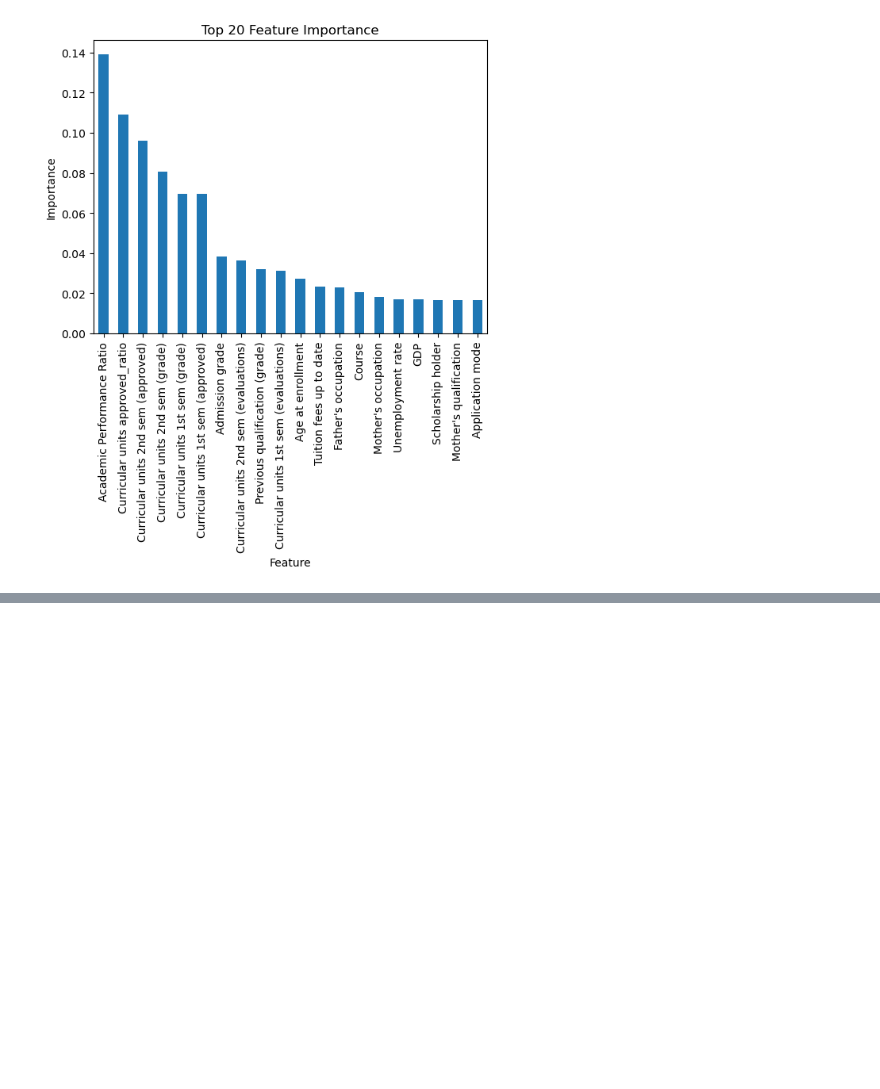
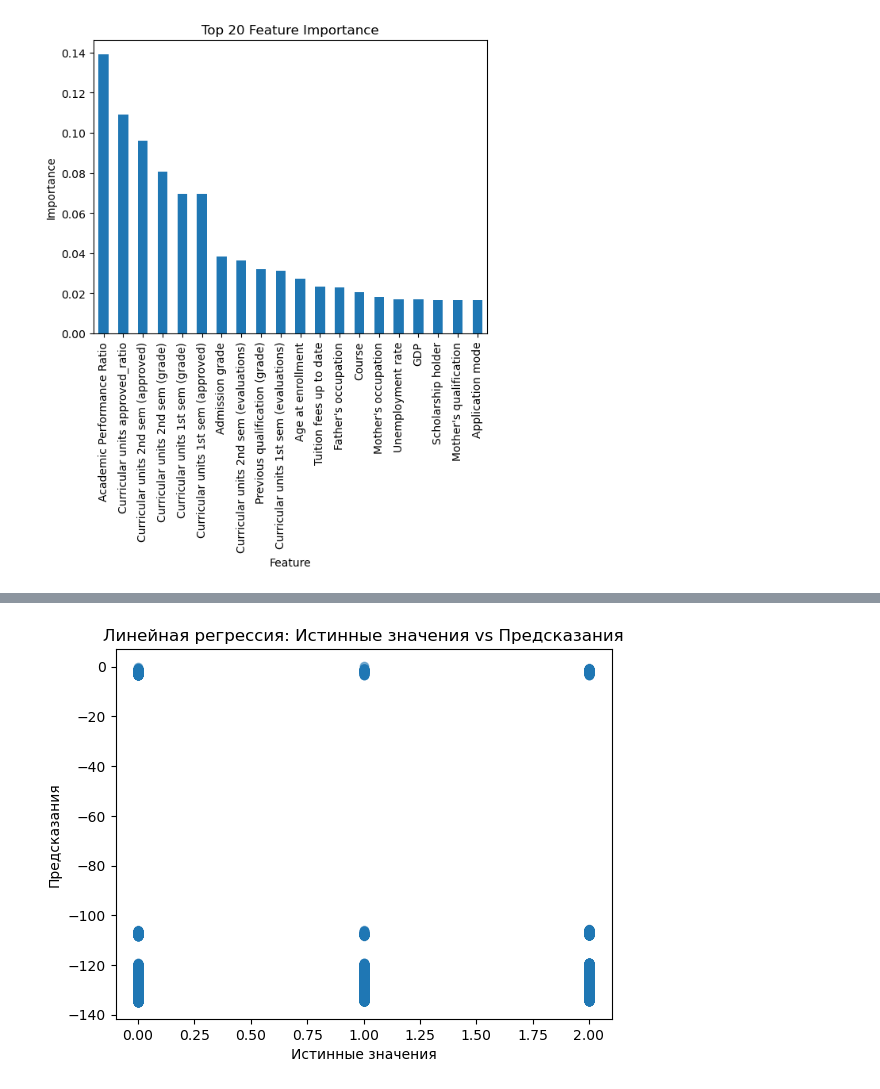
Before and after one commit to countrvl/URfU_PP1, a Jupyter notebook: tasks/yura_gr4_bytes_n_nodes_DZ2_TEST.ipynb, the cells around one changed output, grey strips where cells are left out. Cells and saved outputs as stored; diff of their text form; code cells hidden in the pictures; blank space fills up the shorter version.

```diff
--- a/tasks/yura_gr4_bytes_n_nodes_DZ2_TEST.ipynb
+++ b/tasks/yura_gr4_bytes_n_nodes_DZ2_TEST.ipynb
@@ -414 +446,12 @@ Mean Squared Error: 12218.286399142922
+# %%
+#Визуализация LinearRegression
+import matplotlib.pyplot as plt
+
+plt.scatter(y_test, lr.predict(X_test), alpha=0.5)
+plt.xlabel("Истинные значения")
+plt.ylabel("Предсказания")
+plt.title("Линейная регрессия: Истинные значения vs Предсказания")
+plt.show()
+# %% [output]
+[figure, added]
 # %%
```
Also changed, not shown: parts of 4 cells of this notebook.
